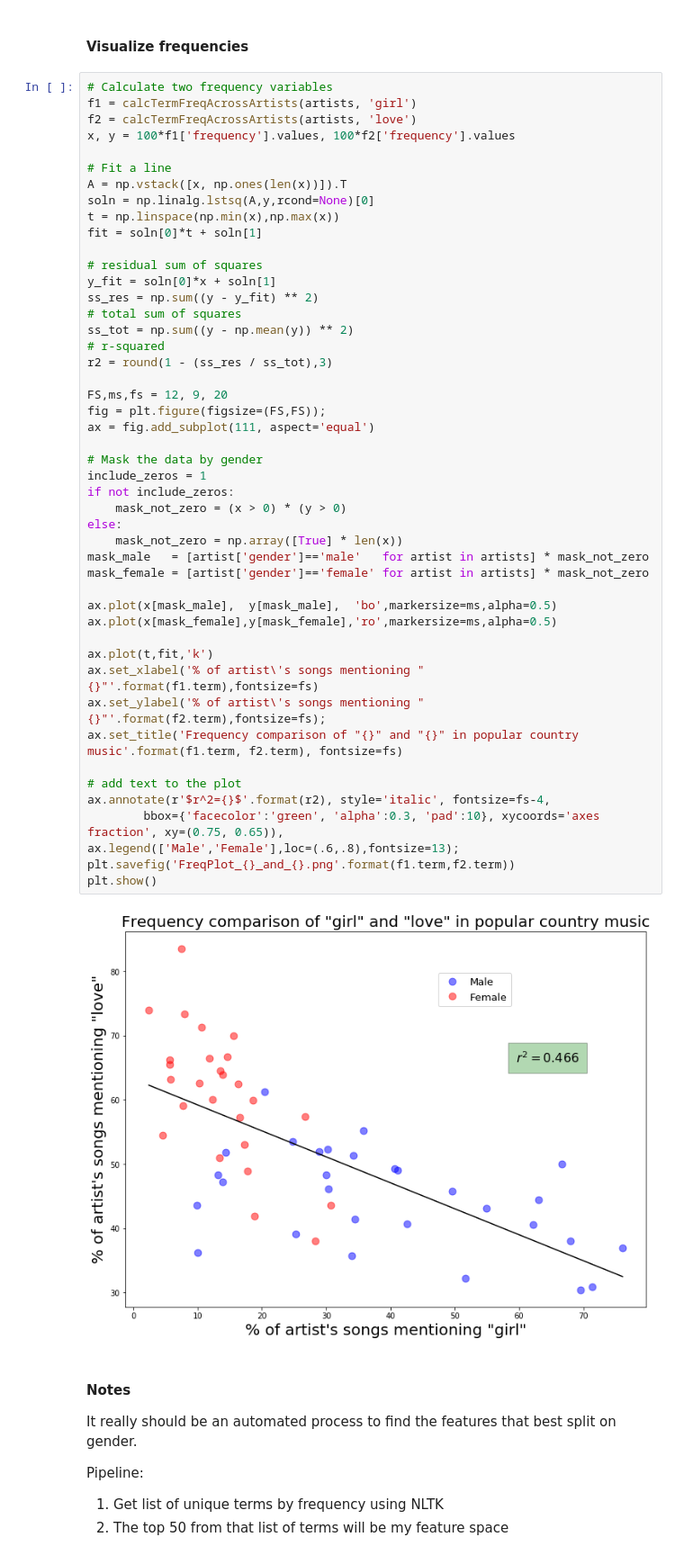
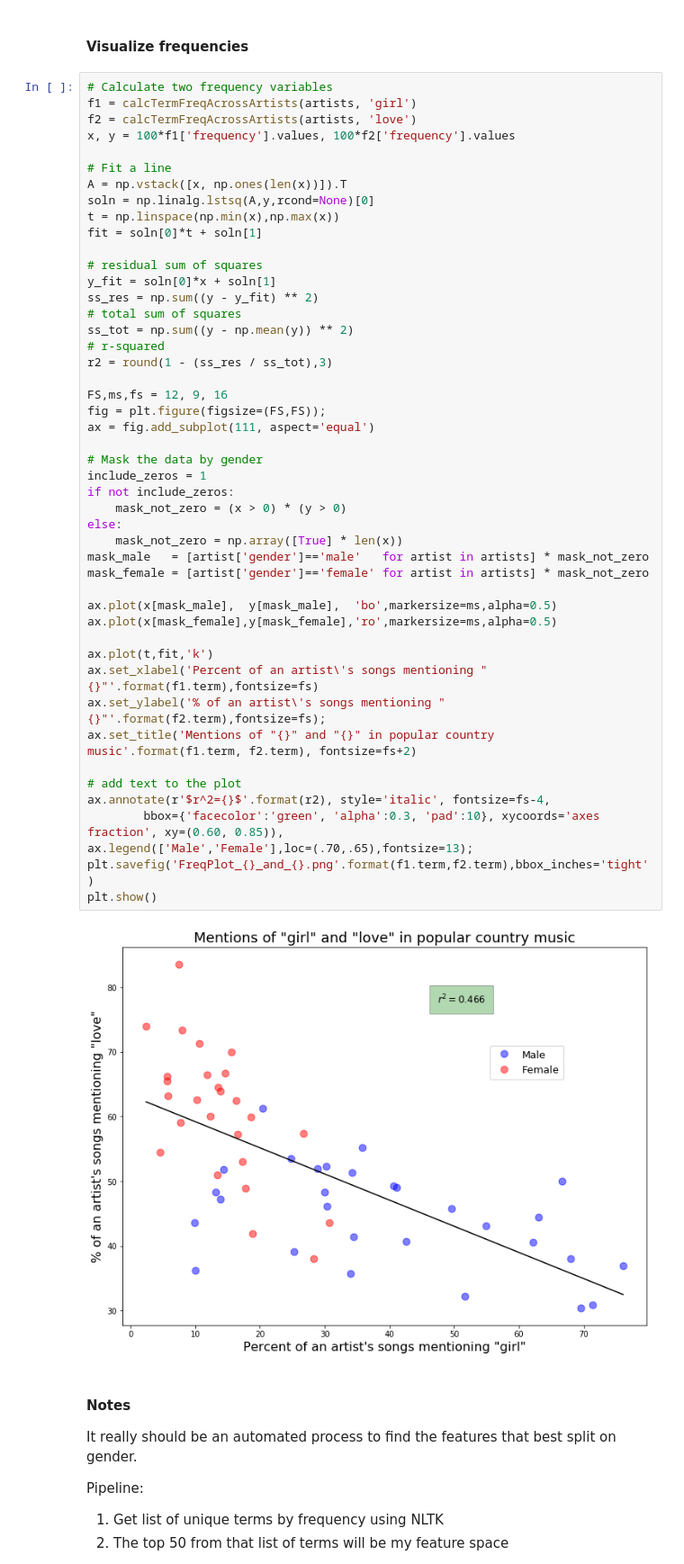
Before and after one commit to johnwmillr/trucks-and-beer, a Jupyter notebook: countryArtists.ipynb, the cells around one changed output. Shown at 90% size. Cells and saved outputs as stored; diff of their text form.

```diff
--- a/countryArtists.ipynb
+++ b/countryArtists.ipynb
@@ -327,41 +327,41 @@ fit = soln[0]*t + soln[1]
 
 # residual sum of squares
 y_fit = soln[0]*x + soln[1]
 ss_res = np.sum((y - y_fit) ** 2)
 # total sum of squares
 ss_tot = np.sum((y - np.mean(y)) ** 2)
 # r-squared
 r2 = round(1 - (ss_res / ss_tot),3)
 
-FS,ms,fs = 12, 9, 20
+FS,ms,fs = 12, 9, 16
 fig = plt.figure(figsize=(FS,FS));
 ax = fig.add_subplot(111, aspect='equal')
 
 # Mask the data by gender
 include_zeros = 1
 if not include_zeros:
     mask_not_zero = (x > 0) * (y > 0)
 else:
     mask_not_zero = np.array([True] * len(x))
 mask_male   = [artist['gender']=='male'   for artist in artists] * mask_not_zero
 mask_female = [artist['gender']=='female' for artist in artists] * mask_not_zero
 
 ax.plot(x[mask_male],  y[mask_male],  'bo',markersize=ms,alpha=0.5)
 ax.plot(x[mask_female],y[mask_female],'ro',markersize=ms,alpha=0.5)
 
 ax.plot(t,fit,'k')
-ax.set_xlabel('% of artist\'s songs mentioning "{}"'.format(f1.term),fontsize=fs)
-ax.set_ylabel('% of artist\'s songs mentioning "{}"'.format(f2.term),fontsize=fs);
-ax.set_title('Frequency comparison of "{}" and "{}" in popular country music'.format(f1.term, f2.term), fontsize=fs)
+ax.set_xlabel('Percent of an artist\'s songs mentioning "{}"'.format(f1.term),fontsize=fs)
+ax.set_ylabel('% of an artist\'s songs mentioning "{}"'.format(f2.term),fontsize=fs);
+ax.set_title('Mentions of "{}" and "{}" in popular country music'.format(f1.term, f2.term), fontsize=fs+2)
 
 # add text to the plot
 ax.annotate(r'$r^2={}$'.format(r2), style='italic', fontsize=fs-4,
-        bbox={'facecolor':'green', 'alpha':0.3, 'pad':10}, xycoords='axes fraction', xy=(0.75, 0.65)),
-ax.legend(['Male','Female'],loc=(.6,.8),fontsize=13);
-plt.savefig('FreqPlot_{}_and_{}.png'.format(f1.term,f2.term))
+        bbox={'facecolor':'green', 'alpha':0.3, 'pad':10}, xycoords='axes fraction', xy=(0.60, 0.85)),
+ax.legend(['Male','Female'],loc=(.70,.65),fontsize=13);
+plt.savefig('FreqPlot_{}_and_{}.png'.format(f1.term,f2.term),bbox_inches='tight')
 plt.show()
 # %% [output]
-[figure, old version]
+[figure, new version]
 # %% [markdown]
 #### Notes
 It really should be an automated process to find the features that best split on gender.
```
Also changed, not shown: parts of 2 cells of this notebook, 2 other files.
